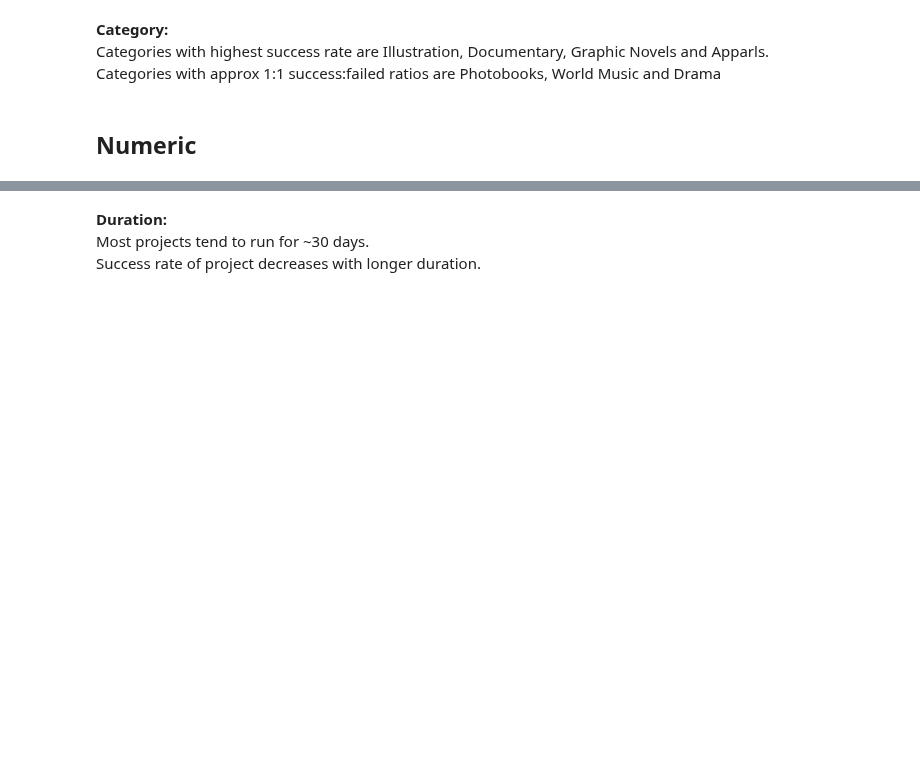
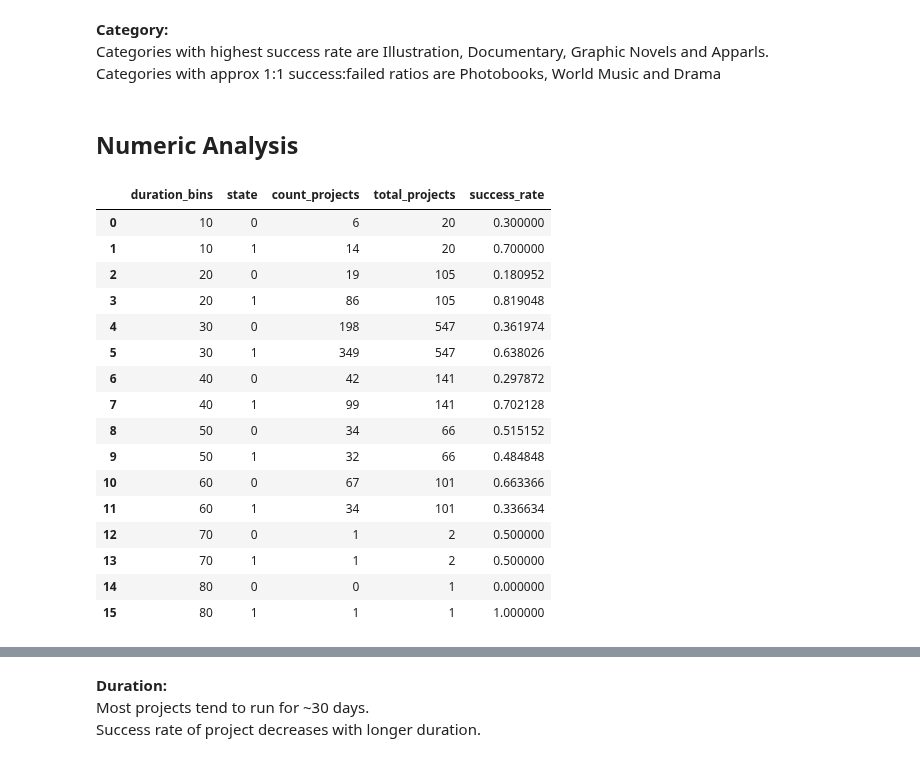
Before and after one commit to chuabern/BT4222_GrpProject, a Jupyter notebook: EDA.ipynb, the cells around one changed output, grey strips where cells are left out. Cells and saved outputs as stored; diff of their text form; code cells hidden in the pictures; blank space fills up the shorter version.

```diff
--- a/EDA.ipynb
+++ b/EDA.ipynb
@@ -135,4 +135,32 @@ plt.show()
 Categories with highest success rate are Illustration, Documentary, Graphic Novels and Apparls. <br>
 Categories with approx 1:1 success:failed ratios are Photobooks, World Music and Drama
 # %% [markdown]
-## Numeric
+## Numeric Analysis
+# %%
+duration_bins = np.arange(0,90,10)
+
+df['duration_bins'] = pd.cut(df['duration'], duration_bins)
+duration_group = df.groupby(['duration_bins', 'state'])['id'].count().reset_index().rename(columns={'id':'count_projects'})
+duration_group_total = df.groupby(['duration_bins'])['id'].count().reset_index().rename(columns={'id':'total_projects'})
+duration_group = pd.merge(duration_group, duration_group_total, on = ['duration_bins'])
+duration_group['success_rate'] = duration_group['count_projects'] / duration_group['total_projects']
+duration_group['duration_bins'] = duration_group.duration_bins.astype(str).str[-3:-1].astype(int)
+duration_group
+# %% [output]
+|  | duration_bins | state | count_projects | total_projects | success_rate |
+| 0 | 10 | 0 | 6 | 20 | 0.300000 |
+| 1 | 10 | 1 | 14 | 20 | 0.700000 |
+| 2 | 20 | 0 | 19 | 105 | 0.180952 |
+| 3 | 20 | 1 | 86 | 105 | 0.819048 |
+| 4 | 30 | 0 | 198 | 547 | 0.361974 |
+| 5 | 30 | 1 | 349 | 547 | 0.638026 |
+| 6 | 40 | 0 | 42 | 141 | 0.297872 |
+| 7 | 40 | 1 | 99 | 141 | 0.702128 |
+| 8 | 50 | 0 | 34 | 66 | 0.515152 |
+| 9 | 50 | 1 | 32 | 66 | 0.484848 |
+| 10 | 60 | 0 | 67 | 101 | 0.663366 |
+| 11 | 60 | 1 | 34 | 101 | 0.336634 |
+| 12 | 70 | 0 | 1 | 2 | 0.500000 |
+| 13 | 70 | 1 | 1 | 2 | 0.500000 |
+| 14 | 80 | 0 | 0 | 1 | 0.000000 |
+| 15 | 80 | 1 | 1 | 1 | 1.000000 |
```
Also changed, not shown: parts of 13 cells of this notebook.
